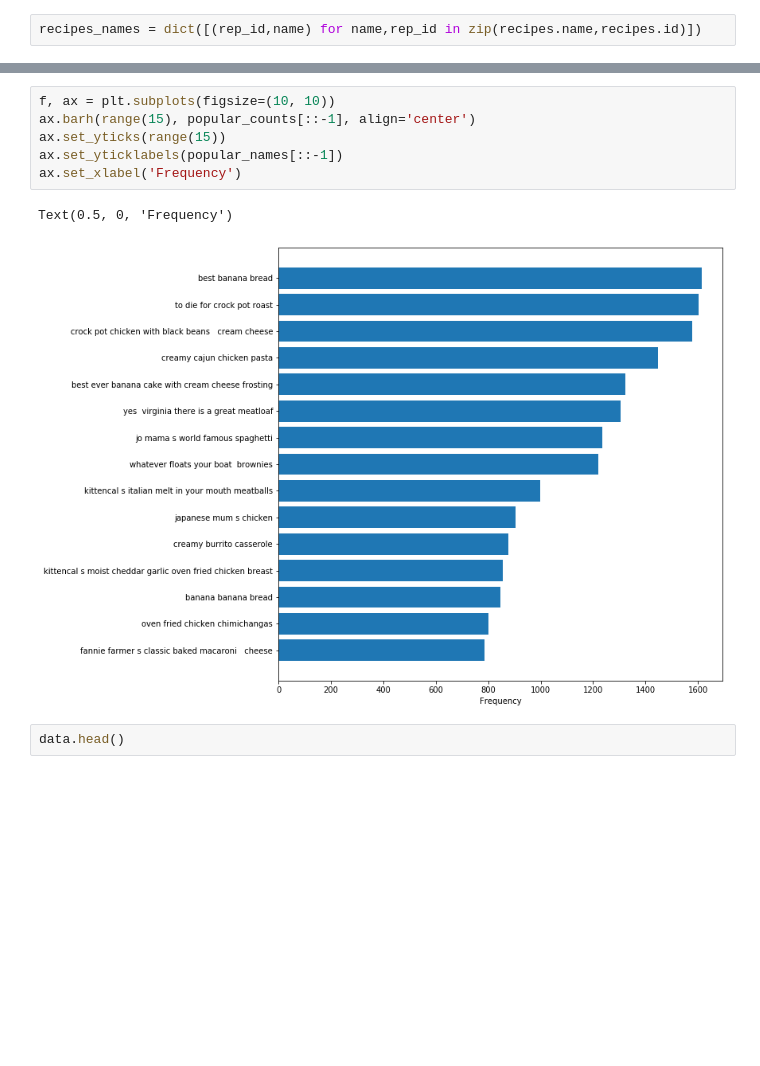
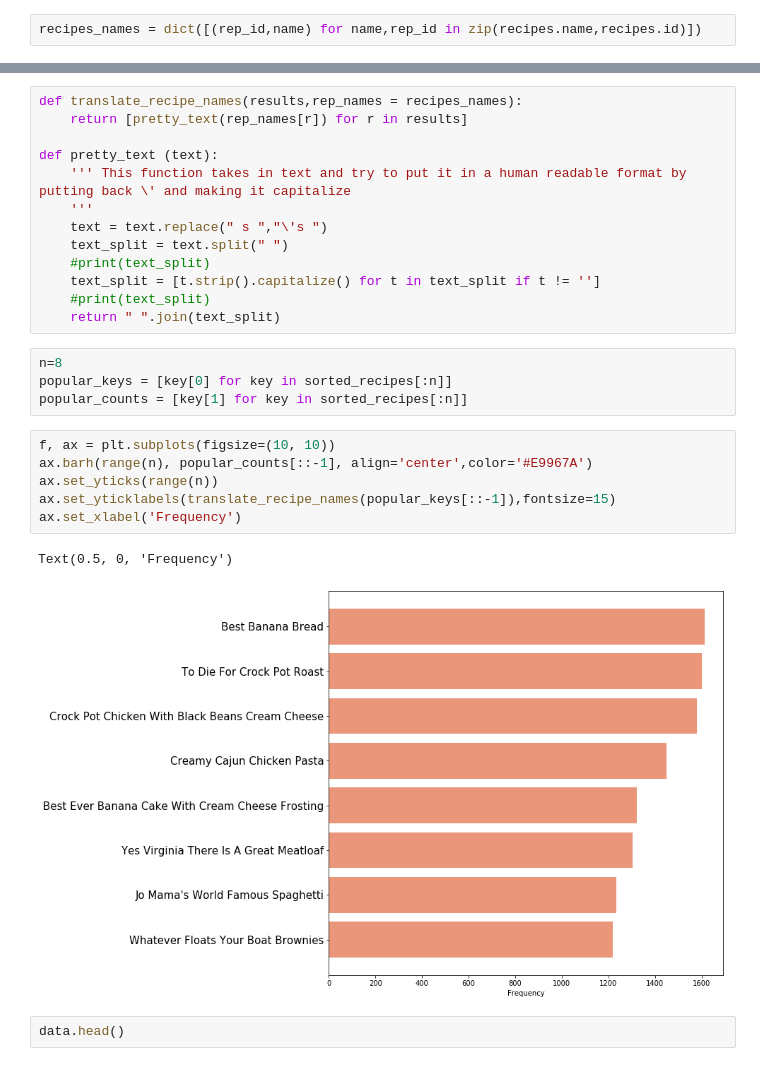
Before and after one commit to ZeeTsing/Recipe_reco, a Jupyter notebook: 0_EDA_on_recipe_data.ipynb, the cells around one changed output, grey strips where cells are left out. Saved outputs shown, nothing was run; the diff lists cells and outputs as text; blank space fills up the shorter version.

Commit message:
updated formatting for EDA, finalized model in notebook5

```diff
--- a/0_EDA_on_recipe_data.ipynb
+++ b/0_EDA_on_recipe_data.ipynb
@@ -139,12 +114,29 @@ plt.xticks(range(15),labels = popular_names, rotation=45)
+# %%
+def translate_recipe_names(results,rep_names = recipes_names):
+    return [pretty_text(rep_names[r]) for r in results]
+
+def pretty_text (text):
+    ''' This function takes in text and try to put it in a human readable format by putting back \' and making it capitalize
+    '''
+    text = text.replace(" s ","\'s ")
+    text_split = text.split(" ")
+    #print(text_split)
+    text_split = [t.strip().capitalize() for t in text_split if t != '']
+    #print(text_split)
+    return " ".join(text_split)
+# %%
+n=8
+popular_keys = [key[0] for key in sorted_recipes[:n]]
+popular_counts = [key[1] for key in sorted_recipes[:n]]
 # %%
 f, ax = plt.subplots(figsize=(10, 10))
-ax.barh(range(15), popular_counts[::-1], align='center')
-ax.set_yticks(range(15))
-ax.set_yticklabels(popular_names[::-1])
+ax.barh(range(n), popular_counts[::-1], align='center',color='#E9967A')
+ax.set_yticks(range(n))
+ax.set_yticklabels(translate_recipe_names(popular_keys[::-1]),fontsize=15)
 ax.set_xlabel('Frequency')
 # %% [output]
 Text(0.5, 0, 'Frequency')
-[figure, old version]
+[figure, new version]
 # %%
 data.head()
 # %% [output]
```
Also changed, not shown: parts of 6 cells of this notebook, 1 other file.
